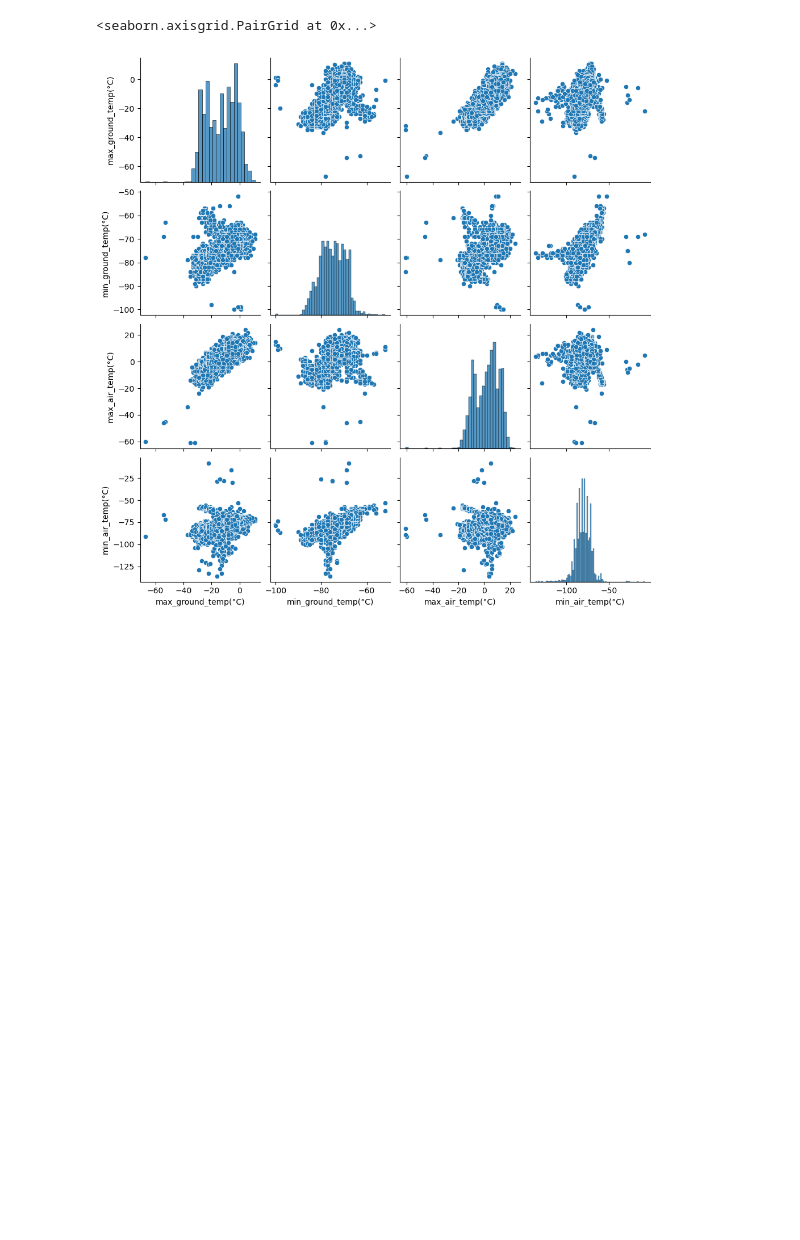
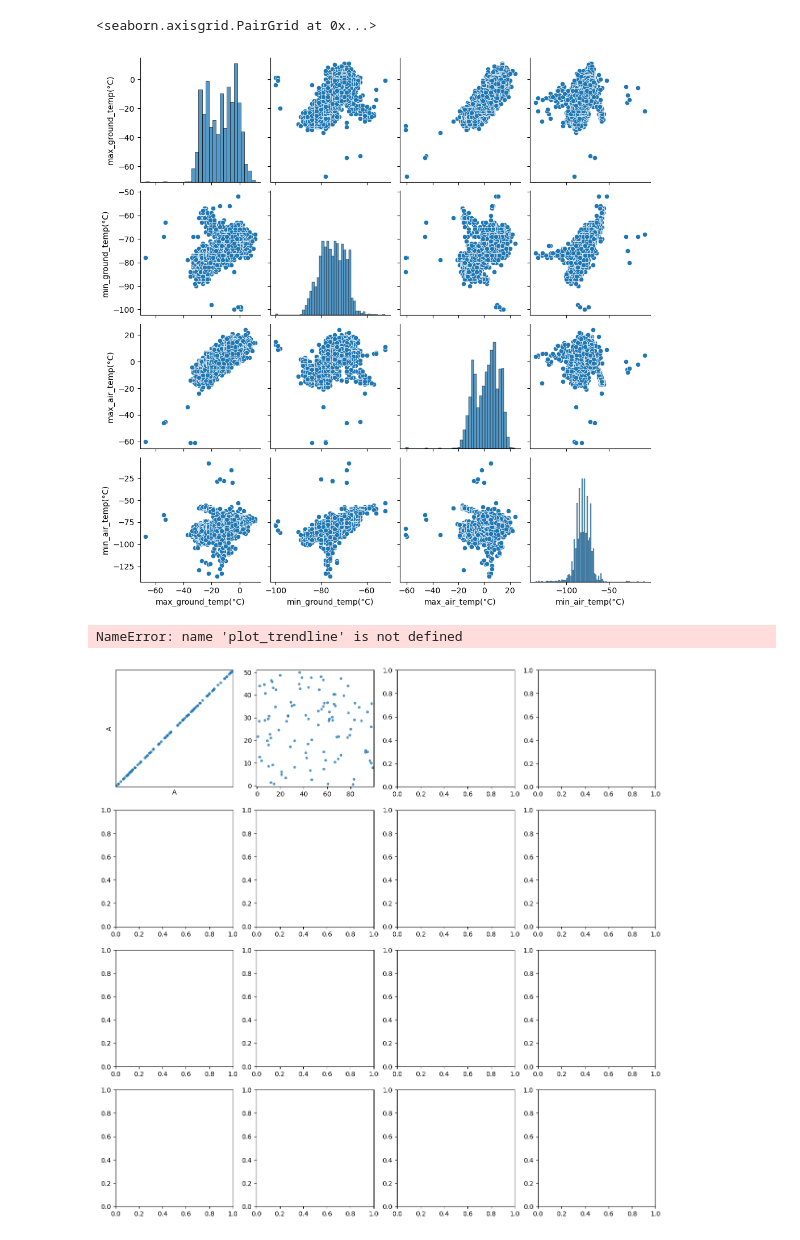
Before and after one commit to Shashikumar-ezhilarasu/marsrover-ML-model, a Jupyter notebook: marsrover.ipynb, the cells around one changed output. Drawn from its saved outputs; the diff is of its cells as text; code cells hidden in the pictures; blank space fills up the shorter version.

```diff
--- a/marsrover.ipynb
+++ b/marsrover.ipynb
@@ -300,3 +300,42 @@ sns.pairplot(
 # %% [output]
 <seaborn.axisgrid.PairGrid at 0x...>
 [figure]
+# %%
+import pandas as pd
+import numpy as np
+import matplotlib.pyplot as plt
+
+# Sample dataset
+np.random.seed(0)
+relevant_df = pd.DataFrame({
+    "A": np.random.rand(100) * 100,
+    "B": np.random.rand(100) * 50,
+    "C": pd.date_range("2023-01-01", periods=100, freq="D"),
+    "D": np.random.randint(10, 500, 100)
+})
+
+# Visualize using the provided script
+fig, axes = plt.subplots(nrows=len(relevant_df.columns), ncols=len(relevant_df.columns), figsize=(15, 15))
+
+for i, column_x in enumerate(relevant_df.columns):
+    for j, column_y in enumerate(relevant_df.columns):
+        if relevant_df[column_x].dtype == "datetime64[ns]":
+            relevant_df = relevant_df.sort_values(by=column_x)
+            axes[i][j].plot(relevant_df[column_x], relevant_df[column_y])
+        else:
+            axes[i][j].scatter(relevant_df[column_x], relevant_df[column_y], s=10, alpha=0.7)
+            axes[i][j].set_xlim([relevant_df[column_x].min() - 1, relevant_df[column_x].max() + 1])
+            if relevant_df[column_y].dtype != "datetime64[ns]":
+                axes[i][j].set_ylim([relevant_df[column_y].min() - 1, relevant_df[column_y].max() + 1])
+            if i != j and not relevant_df[column_x].dtype == "datetime64[ns]" and not relevant_df[column_y].dtype == "datetime64[ns]":
+                plot_trendline(axes[i][j], relevant_df[column_x], relevant_df[column_y])
+        axes[i][j].set_xlabel(column_x)
+        axes[i][j].set_ylabel(column_y)
+        axes[i][j].set_xticks([])
+        axes[i][j].set_yticks([])
+
+plt.tight_layout(pad=2.0)
+plt.show()
+# %% [output]
+NameError: name 'plot_trendline' is not defined
+[figure, added]
```
Also changed, not shown: parts of 5 cells of this notebook.
